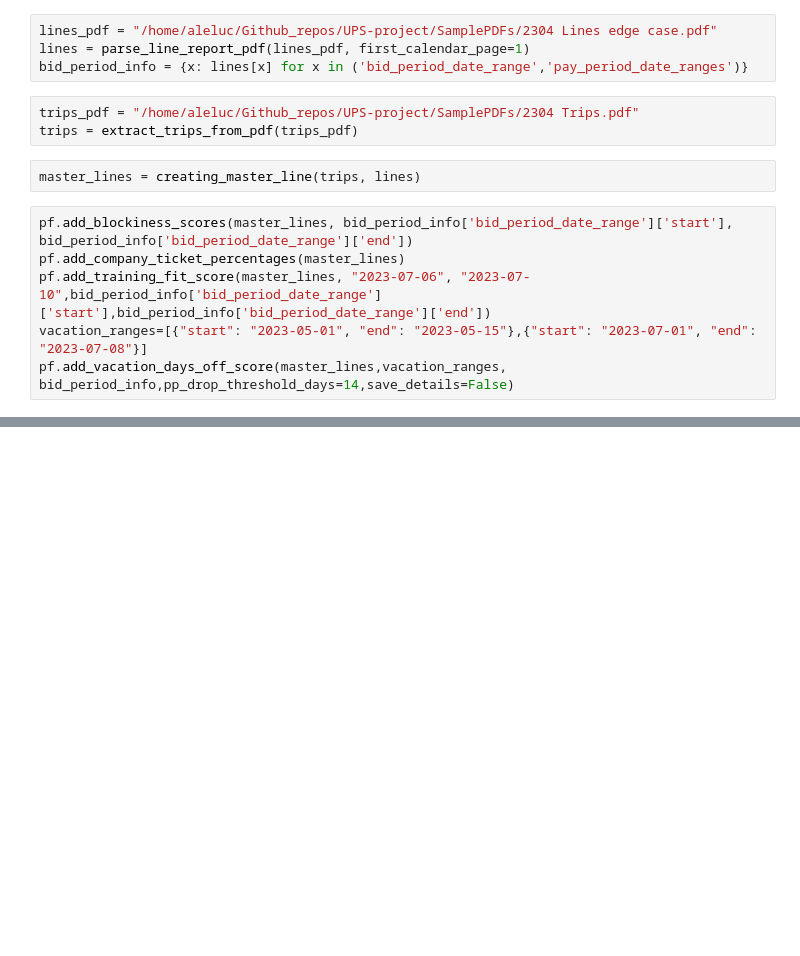
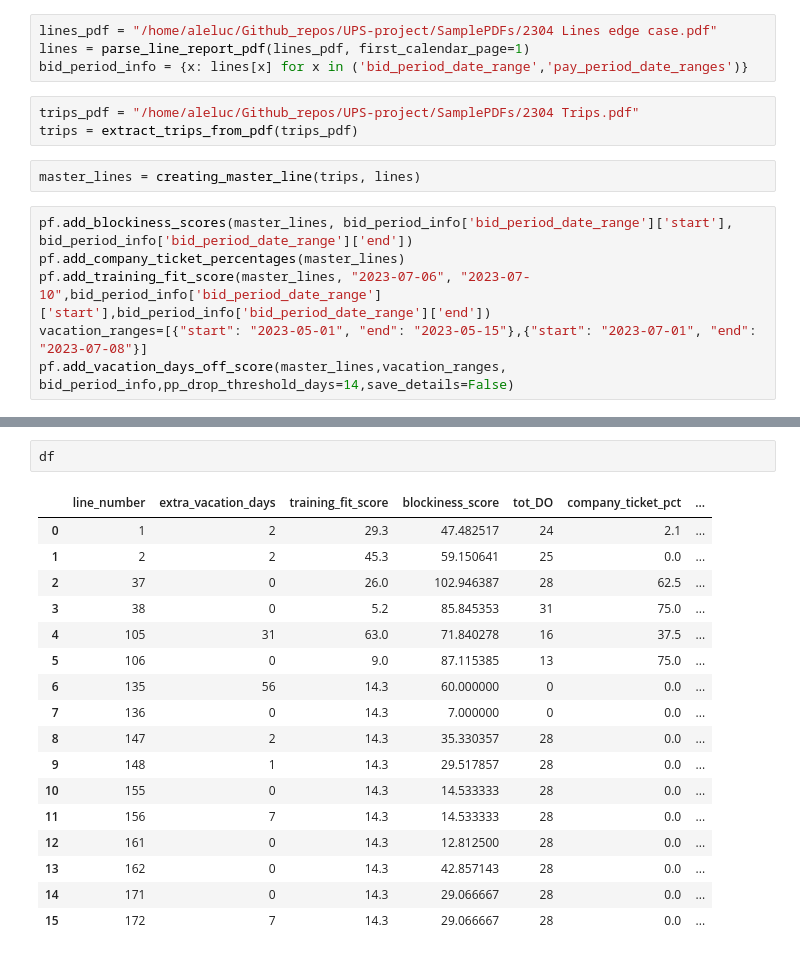
Before and after one commit to AstroPhysX/UPS-project, a Jupyter notebook: Program/master_to_pandas.ipynb, the cells around one changed output, grey strips where cells are left out. Drawn from its saved outputs; the diff is of its cells as text; blank space fills up the shorter version.

Commit message:
master_to_pandas: -first conversion to pandas -converted each trip into calendar schedule -first sorting function processing_functions: -changes back to base_score method on blockiness

```diff
--- a/Program/master_to_pandas.ipynb
+++ b/Program/master_to_pandas.ipynb
@@ -27,0 +214,20 @@ TypeError: 'module' object is not callable. Did you mean: 'pprint.pprint(...)'?
+# %%
+df
+# %% [output]
+|  | line_number | extra_vacation_days | training_fit_score | blockiness_score | tot_DO | company_ticket_pct | ... |
+| 0 | 1 | 2 | 29.3 | 47.482517 | 24 | 2.1 | ... |
+| 1 | 2 | 2 | 45.3 | 59.150641 | 25 | 0.0 | ... |
+| 2 | 37 | 0 | 26.0 | 102.946387 | 28 | 62.5 | ... |
+| 3 | 38 | 0 | 5.2 | 85.845353 | 31 | 75.0 | ... |
+| 4 | 105 | 31 | 63.0 | 71.840278 | 16 | 37.5 | ... |
+| 5 | 106 | 0 | 9.0 | 87.115385 | 13 | 75.0 | ... |
+| 6 | 135 | 56 | 14.3 | 60.000000 | 0 | 0.0 | ... |
+| 7 | 136 | 0 | 14.3 | 7.000000 | 0 | 0.0 | ... |
+| 8 | 147 | 2 | 14.3 | 35.330357 | 28 | 0.0 | ... |
+| 9 | 148 | 1 | 14.3 | 29.517857 | 28 | 0.0 | ... |
+| 10 | 155 | 0 | 14.3 | 14.533333 | 28 | 0.0 | ... |
+| 11 | 156 | 7 | 14.3 | 14.533333 | 28 | 0.0 | ... |
+| 12 | 161 | 0 | 14.3 | 12.812500 | 28 | 0.0 | ... |
+| 13 | 162 | 0 | 14.3 | 42.857143 | 28 | 0.0 | ... |
+| 14 | 171 | 0 | 14.3 | 29.066667 | 28 | 0.0 | ... |
+| 15 | 172 | 7 | 14.3 | 29.066667 | 28 | 0.0 | ... |
```
Also changed, not shown: parts of 12 cells of this notebook, 1 other file.
